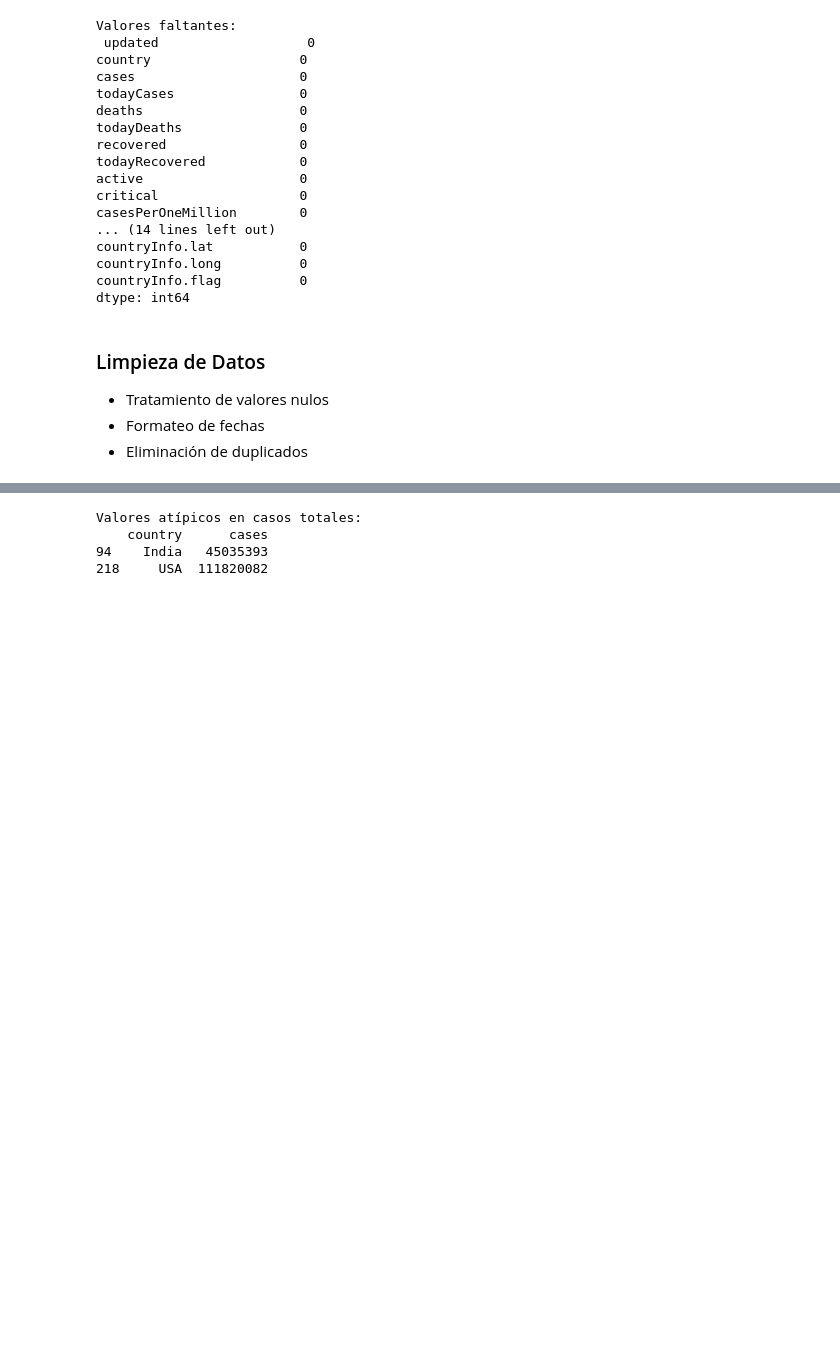
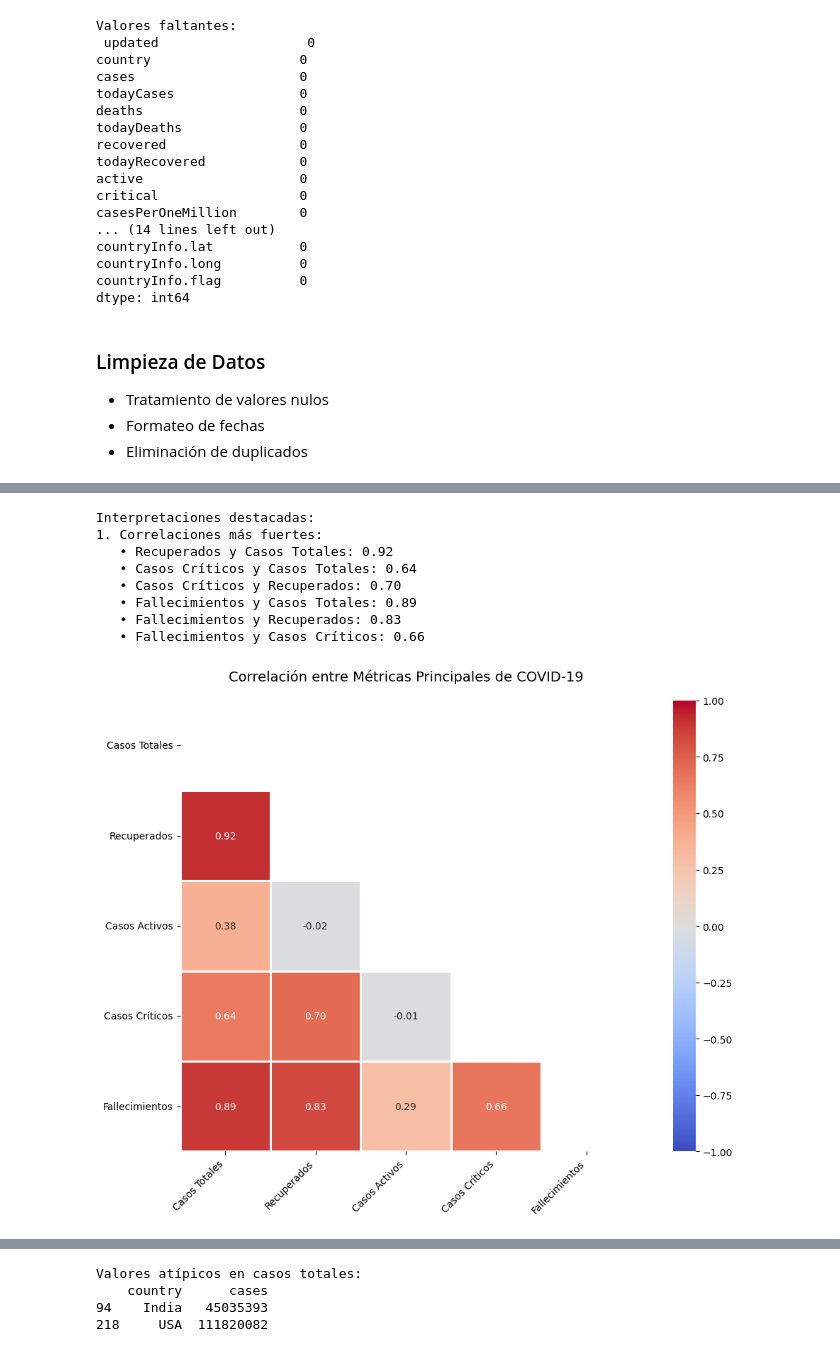
Before and after one commit to claudiosanchezt/Pruebas, a Jupyter notebook: prueba_2_Claudio_Sanchez_Torres_Javier_Astorga.ipynb, the cells around one changed output, grey strips where cells are left out. Drawn from its saved outputs; the diff is of its cells as text; code cells hidden in the pictures; blank space fills up the shorter version.

```diff
--- a/prueba_2_Claudio_Sanchez_Torres_Javier_Astorga.ipynb
+++ b/prueba_2_Claudio_Sanchez_Torres_Javier_Astorga.ipynb
@@ -233,0 +221,61 @@ Outliers o casos excepcionales
+# %%
+# Definir variables relevantes con descripciones
+variables_relevantes = {
+    'cases': 'Casos Totales',
+    'recovered': 'Recuperados',
+    'active': 'Casos Activos',
+    'critical': 'Casos Críticos',
+    'deaths': 'Fallecimientos'
+}
+
+# Crear matriz de correlación
+matriz_correlacion = df[list(variables_relevantes.keys())].corr()
+
+# Configurar estilo del gráfico
+plt.figure(figsize=(12, 8))
+mask = np.triu(np.ones_like(matriz_correlacion, dtype=bool))
+
+# Generar mapa de calor mejorado
+sns.heatmap(matriz_correlacion,
+            annot=True,
+            cmap='coolwarm',
+            linewidths=1,
+            fmt='.2f',
+            square=True,
+            mask=mask,
+            vmin=-1, vmax=1,
+            center=0,
+            annot_kws={'size': 10})
+
+# Personalizar etiquetas
+plt.xticks(np.arange(len(variables_relevantes)) + 0.5,
+           [variables_relevantes[var] for var in variables_relevantes.keys()],
+           rotation=45, ha='right')
+plt.yticks(np.arange(len(variables_relevantes)) + 0.5,
+           [variables_relevantes[var] for var in variables_relevantes.keys()],
+           rotation=0)
+
+# Título y ajustes finales
+plt.title('Correlación entre Métricas Principales de COVID-19',
+          pad=20, fontsize=14)
+plt.tight_layout()
+
+# Mostrar interpretación
+print("\nInterpretaciones destacadas:")
+print("1. Correlaciones más fuertes:")
+for i in range(len(matriz_correlacion.columns)):
+    for j in range(i):
+        if abs(matriz_correlacion.iloc[i,j]) > 0.5:
+            print(f"   • {variables_relevantes[matriz_correlacion.columns[i]]} y {variables_relevantes[matriz_correlacion.columns[j]]}: {matriz_correlacion.iloc[i,j]:.2f}")
+
+plt.show()
+# %% [output]
+Interpretaciones destacadas:
+1. Correlaciones más fuertes:
+   • Recuperados y Casos Totales: 0.92
+   • Casos Críticos y Casos Totales: 0.64
+   • Casos Críticos y Recuperados: 0.70
+   • Fallecimientos y Casos Totales: 0.89
+   • Fallecimientos y Recuperados: 0.83
+   • Fallecimientos y Casos Críticos: 0.66
+[figure, added]
```
Also changed, not shown: parts of 23 cells of this notebook, 2 other files.
